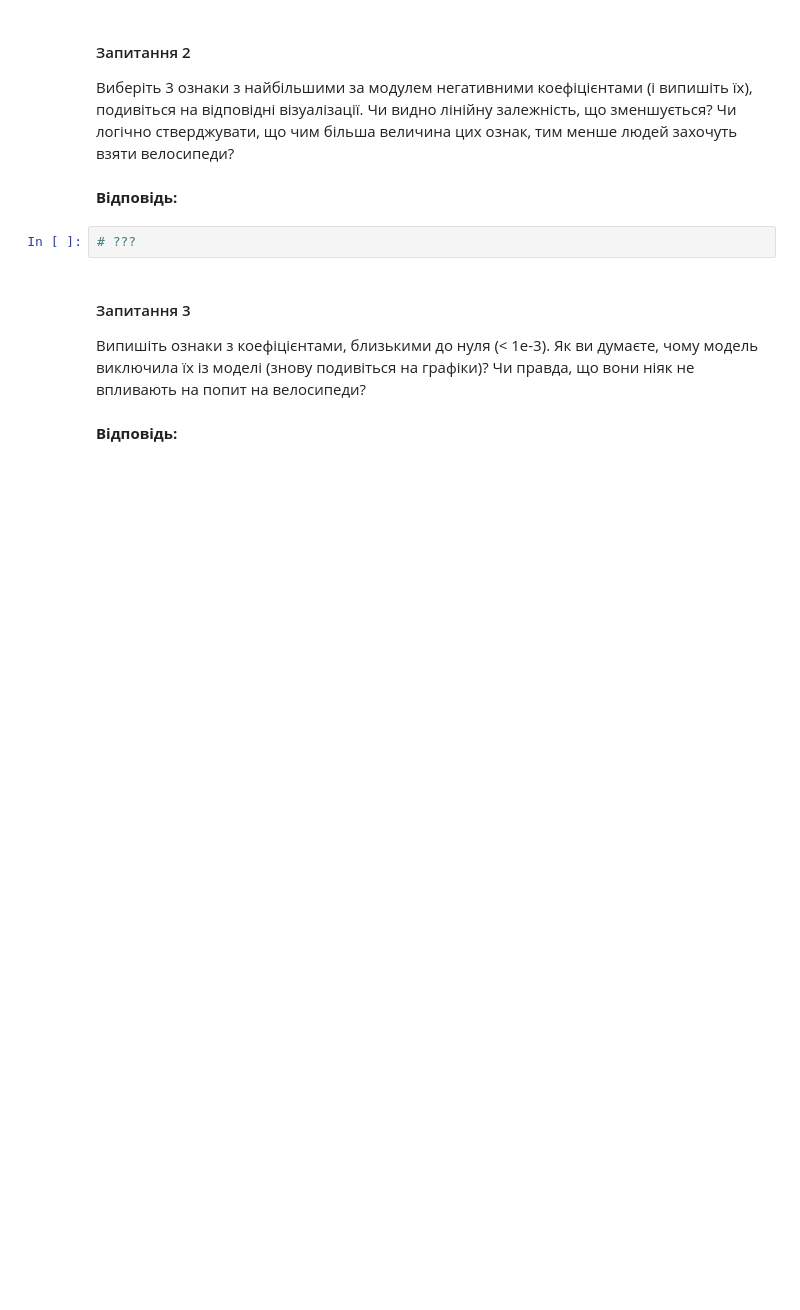
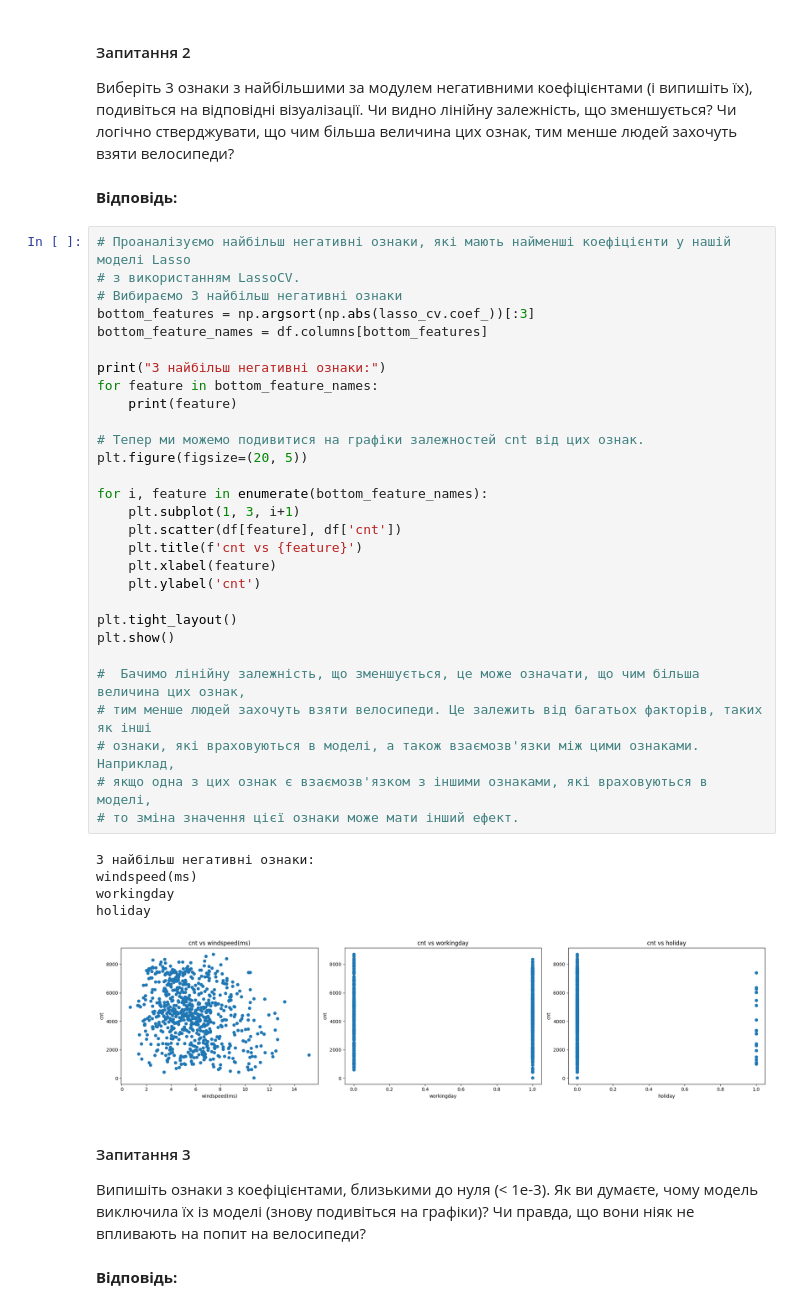
Before and after one commit to VolodymyrRiz/HWDS-Rizun, a Jupyter notebook: Hw4.ipynb, the cells around one changed output. Saved outputs shown, nothing was run; the diff lists cells and outputs as text; blank space fills up the shorter version.

```diff
--- a/Hw4.ipynb
+++ b/Hw4.ipynb
@@ -528,8 +563,41 @@ __Відповідь:__
 Виберіть 3 ознаки з найбільшими за модулем негативними коефіцієнтами (і випишіть їх), подивіться на відповідні візуалізації. Чи видно лінійну залежність, що зменшується? Чи логічно стверджувати, що чим більша величина цих ознак, тим менше людей захочуть взяти велосипеди?
 # %% [markdown]
 __Відповідь:__
-# %%
-# ???
+# %%
+# Проаналізуємо найбільш негативні ознаки, які мають найменші коефіцієнти у нашій моделі Lasso
+# з використанням LassoCV.
+# Вибираємо 3 найбільш негативні ознаки
+bottom_features = np.argsort(np.abs(lasso_cv.coef_))[:3]
+bottom_feature_names = df.columns[bottom_features]
+
+print("3 найбільш негативні ознаки:")
+for feature in bottom_feature_names:
+    print(feature)
+
+# Тепер ми можемо подивитися на графіки залежностей cnt від цих ознак.
+plt.figure(figsize=(20, 5))
+
+for i, feature in enumerate(bottom_feature_names):
+    plt.subplot(1, 3, i+1)
+    plt.scatter(df[feature], df['cnt'])
+    plt.title(f'cnt vs {feature}')
+    plt.xlabel(feature)
+    plt.ylabel('cnt')
+
+plt.tight_layout()
+plt.show()
+
+#  Бачимо лінійну залежність, що зменшується, це може означати, що чим більша величина цих ознак,
+# тим менше людей захочуть взяти велосипеди. Це залежить від багатьох факторів, таких як інші
+# ознаки, які враховуються в моделі, а також взаємозв'язки між цими ознаками. Наприклад,
+# якщо одна з цих ознак є взаємозв'язком з іншими ознаками, які враховуються в моделі,
+# то зміна значення цієї ознаки може мати інший ефект.
+# %% [output]
+3 найбільш негативні ознаки:
+windspeed(ms)
+workingday
+holiday
+[figure, added]
 # %% [markdown]
 #### Запитання 3
 
```
Also changed, not shown: parts of 4 cells of this notebook.
